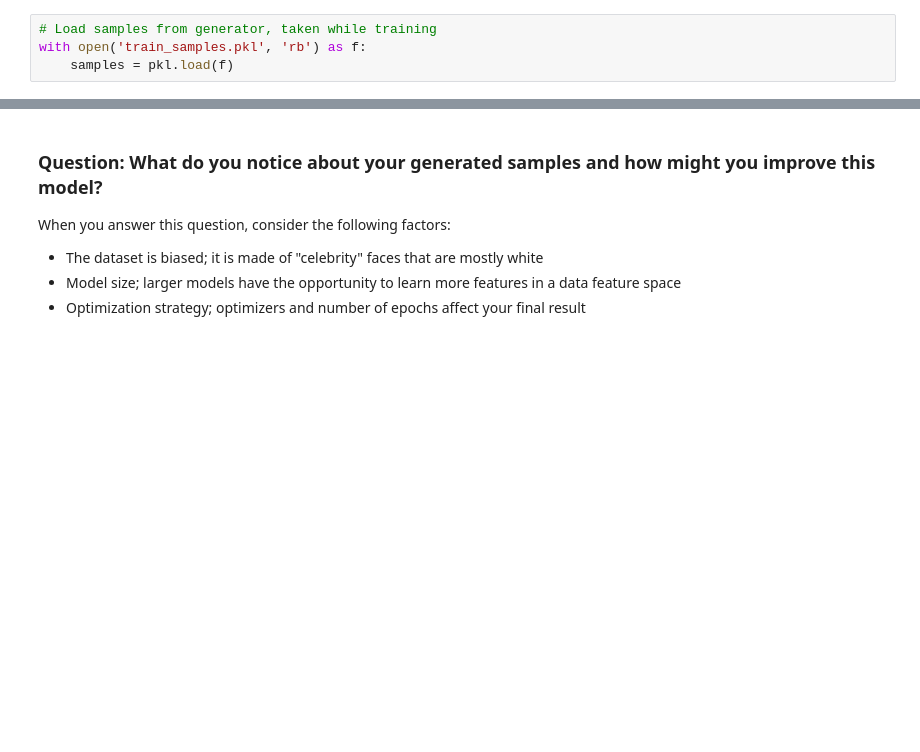
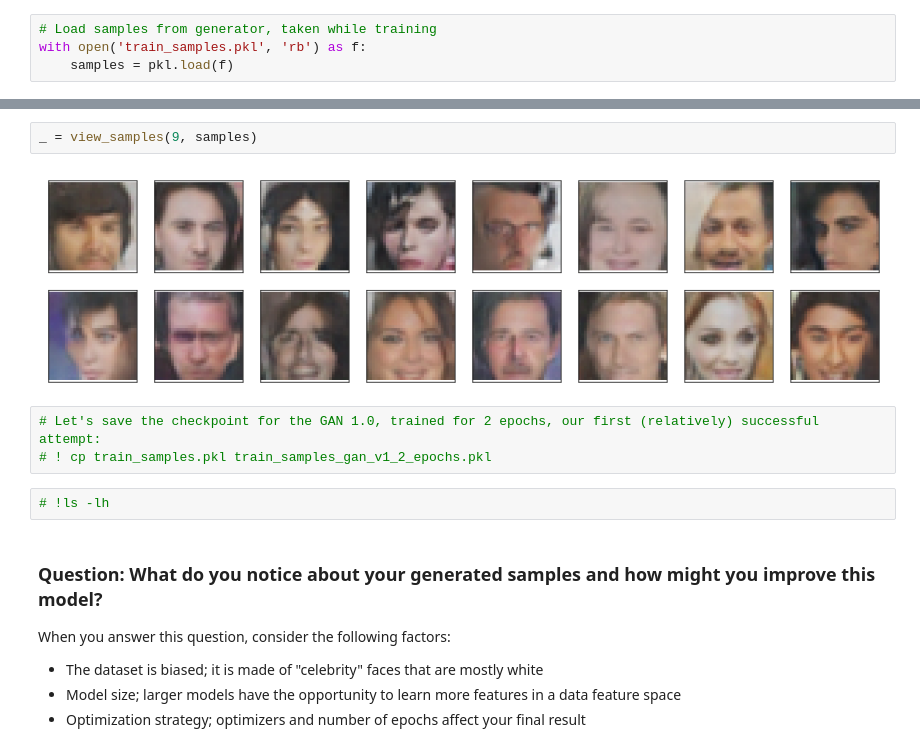
Before and after one commit to superkostya/deep-learning-v2-pytorch, a Jupyter notebook: project-face-generation/dlnd_face_generation.ipynb, the cells around one changed output, grey strips where cells are left out. Cells and saved outputs as stored; diff of their text form; blank space fills up the shorter version.

```diff
--- a/project-face-generation/dlnd_face_generation.ipynb
+++ b/project-face-generation/dlnd_face_generation.ipynb
@@ -597,3 +709,12 @@ _ = view_samples(-1, samples)
+# %%
+_ = view_samples(9, samples)
+# %% [output]
+[figure, added]
+# %%
+# Let's save the checkpoint for the GAN 1.0, trained for 2 epochs, our first (relatively) successful attempt:
+# ! cp train_samples.pkl train_samples_gan_v1_2_epochs.pkl
+# %%
+# !ls -lh
 # %% [markdown]
 ### Question: What do you notice about your generated samples and how might you improve this model?
 When you answer this question, consider the following factors:
```
Also changed, not shown: parts of 29 cells of this notebook, 1 other file.
